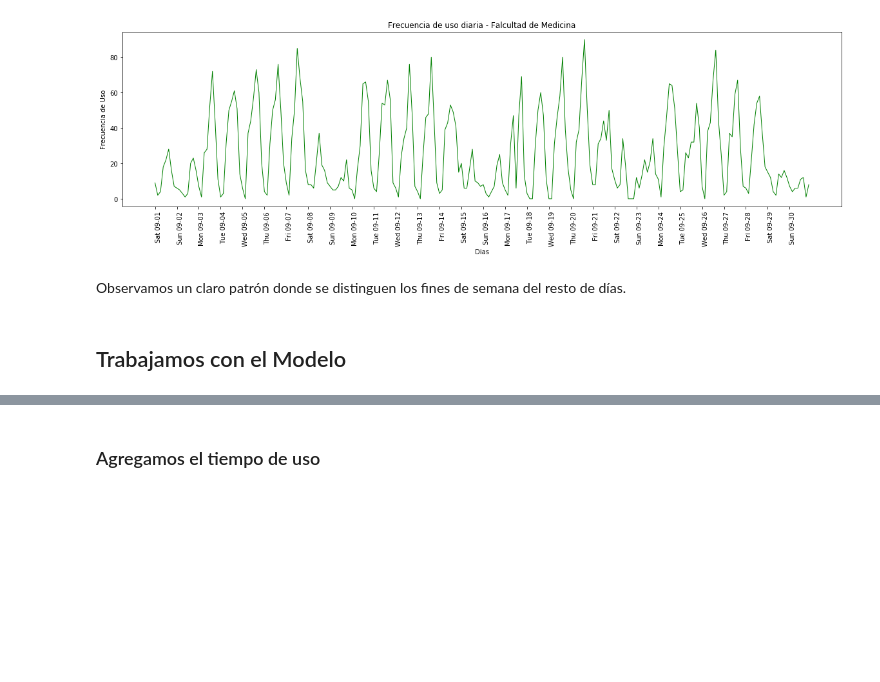
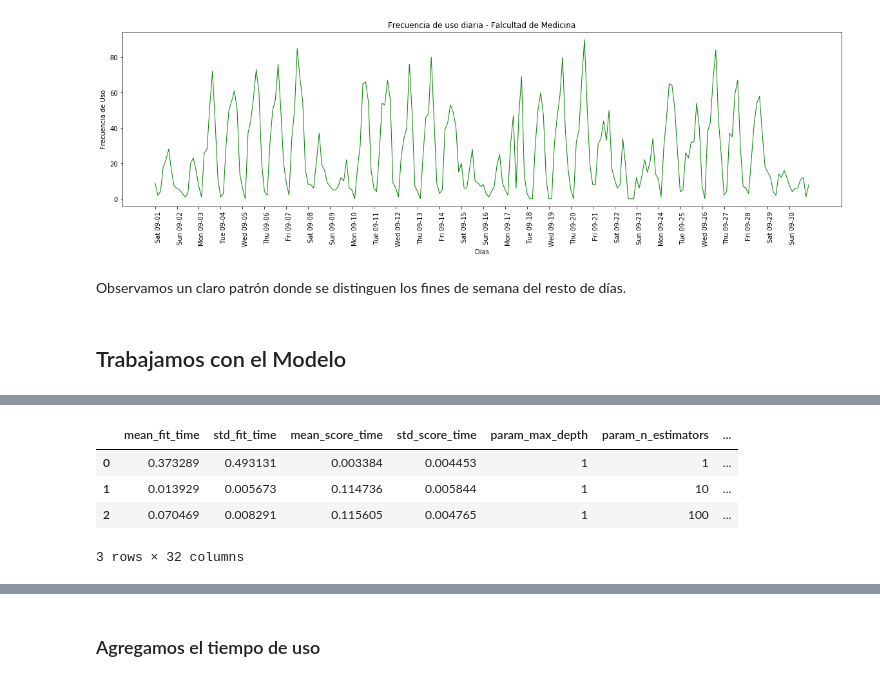
Before and after one commit to pydarg/CABA_MyT_BicicletasPublicas, a Jupyter notebook: notebooks/05.05-Regresion-Lineal.ipynb, the cells around one changed output, grey strips where cells are left out. Drawn from its saved outputs; the diff is of its cells as text; code cells hidden in the pictures; blank space fills up the shorter version.

```diff
--- a/notebooks/05.05-Regresion-Lineal.ipynb
+++ b/notebooks/05.05-Regresion-Lineal.ipynb
@@ -160,0 +207,11 @@ regressor = RandomForestRegressor(n_estimators=100, random_state=0)
+# %%
+# convert to DataFrame
+results = pd.DataFrame(grid_search.cv_results_)
+# show the first 5 rows
+display(results.head(3))
+# %% [output]
+|  | mean_fit_time | std_fit_time | mean_score_time | std_score_time | param_max_depth | param_n_estimators | ... |
+| 0 | 0.373289 | 0.493131 | 0.003384 | 0.004453 | 1 | 1 | ... |
+| 1 | 0.013929 | 0.005673 | 0.114736 | 0.005844 | 1 | 10 | ... |
+| 2 | 0.070469 | 0.008291 | 0.115605 | 0.004765 | 1 | 100 | ... |
+3 rows × 32 columns
```
Also changed, not shown: parts of 16 cells of this notebook.
